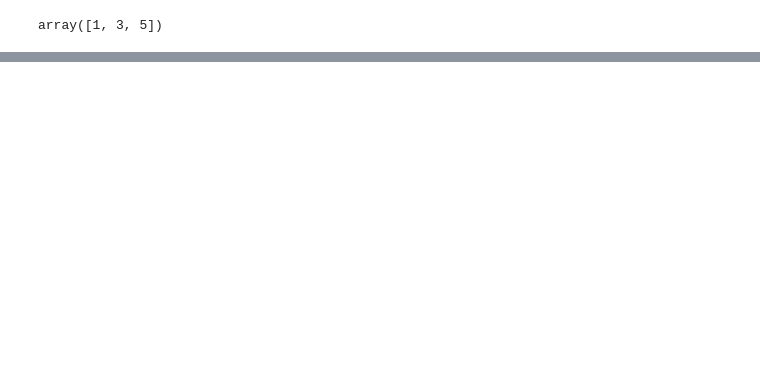
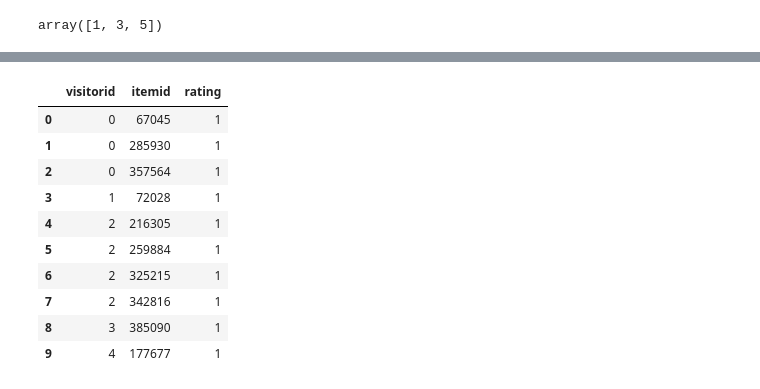
Before and after one commit to hcbagde17/gdg_group_task1, a Jupyter notebook: Copy_of_ML1_gdg.ipynb, the cells around one changed output, grey strips where cells are left out. Cells and saved outputs as stored; diff of their text form; code cells hidden in the pictures; blank space fills up the shorter version.

```diff
--- a/Copy_of_ML1_gdg.ipynb
+++ b/Copy_of_ML1_gdg.ipynb
@@ -261,0 +270,14 @@ array([1, 3, 5])
+# %%
+df_ratings.head(10)
+# %% [output]
+|  | visitorid | itemid | rating |
+| 0 | 0 | 67045 | 1 |
+| 1 | 0 | 285930 | 1 |
+| 2 | 0 | 357564 | 1 |
+| 3 | 1 | 72028 | 1 |
+| 4 | 2 | 216305 | 1 |
+| 5 | 2 | 259884 | 1 |
+| 6 | 2 | 325215 | 1 |
+| 7 | 2 | 342816 | 1 |
+| 8 | 3 | 385090 | 1 |
+| 9 | 4 | 177677 | 1 |
```
Also changed, not shown: parts of 6 cells of this notebook.
